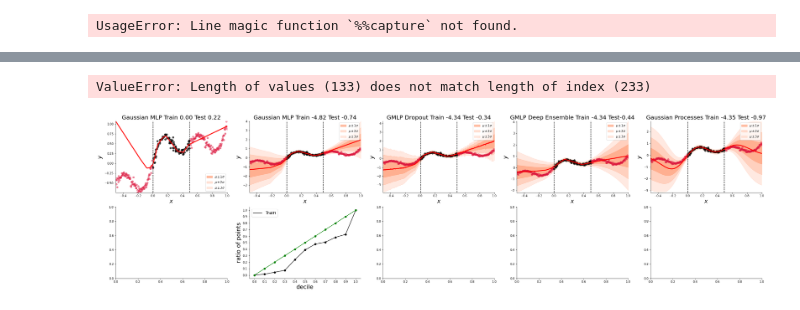
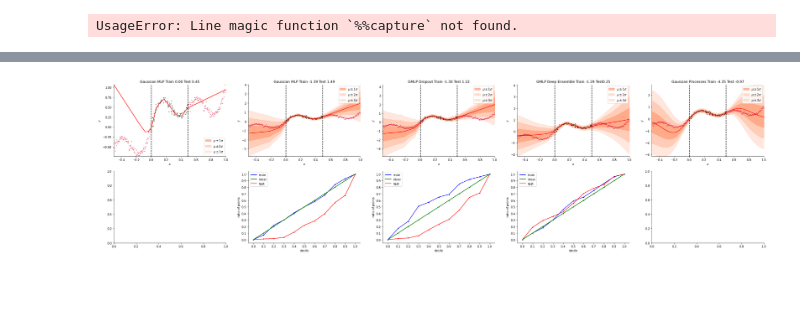
Before and after one commit to nipunbatra/bnn-zoo, a Jupyter notebook: notebooks/regression/sinData_comparison.ipynb, the cells around one changed output, grey strips where cells are left out. Drawn from its saved outputs; the diff is of its cells as text; code cells hidden in the pictures; blank space fills up the shorter version.

```diff
--- a/notebooks/regression/sinData_comparison.ipynb
+++ b/notebooks/regression/sinData_comparison.ipynb
@@ -153,5 +137,6 @@ sigma_test_stacks = y_test_stacks[1]
 # %%
 mc_mean, mc_sigma = gmm_mean_var(mean_stacks, sigma_stacks)
+mc_train_mean, mc_train_sigma = gmm_mean_var(mean_train_stacks, sigma_train_stacks)
 mc_test_mean, mc_test_sigma = gmm_mean_var(mean_test_stacks, sigma_test_stacks)
 mc_mean, mc_sigma = mc_mean.reshape(n_points), mc_sigma.reshape(n_points)
 plot.plot_prediction_reg(
@@ -163,10 +147,0 @@ plot.plot_prediction_reg(
-# %%
-mc_loss_train, mc_loss_test = 0, 0
-for i in range(n_stacks):
-    mc_loss_test += loss_calcc(
-        gmlp_model, gmlp_params, x_test, y_test, deterministic=False
-    )
-    mc_loss_train += loss_calcc(gmlp_model, gmlp_params, X, y, deterministic=False)
-mc_loss_train = mc_loss_train / 100
-mc_loss_test = mc_loss_test / 200
-mc_loss_train, mc_loss_test
@@ -192,9 +171,5 @@ for i in range(5):
         learning_rate=0.003,
         epochs=2000,
     )
-    mean, sigma = model.apply()
-    mean_test_list.append(mean)
-    sigma_test_list.append(sigma)
     params_list.append(params)
     losses_list.append(loss)
-8
@@ -216,6 +176,12 @@ de_loss_train, de_loss_test
 # %%
-means_list, sigmas_list = predict(n_models, gmlp_model, params_list, x_linspace)
-de_mean, de_sigma = gmm_mean_var(means_list, sigmas_list)
+mean_list, sigma_list = predict(n_models, gmlp_model, params_list, x_linspace)
+mean_train_list, sigma_train_list = predict(n_models, gmlp_model, params_list, X)
+mean_test_list, sigma_test_list = predict(n_models, gmlp_model, params_list, x_test)
+
+de_mean, de_sigma = gmm_mean_var(mean_list, sigma_list)
+de_train_mean, de_train_sigma = gmm_mean_var(mean_train_list, sigma_train_list)
+de_test_mean, de_test_sigma = gmm_mean_var(mean_test_list, sigma_test_list)
+
 de_mean, de_sigma = de_mean.reshape(n_points), de_sigma.reshape(n_points)
 plot.plot_prediction_reg(
     X, y, x_test, y_test, x_linspace, de_mean, de_sigma, "GMLP Deep Ensemble"
@@ -310,36 +281,40 @@ plot.plot_prediction_reg(
     mc_mean,
     mc_sigma,
     f"GMLP Dropout Train {mc_loss_train:.2f} Test {mc_loss_test:.2f}",
     ax[0][2],
 )
 plot.plot_prediction_reg(
     X,
     y,
     x_test,
     y_test,
     x_linspace,
     de_mean,
     de_sigma,
     f"GMLP Deep Ensemble Train {de_loss_train:.2f} Test{de_loss_test:.2f}",
     ax[0][3],
 )
 plot.plot_prediction_reg(
     X,
     y,
     x_test,
     y_test,
     x_linspace,
     mu_gp,
     sigma_gp,
     f"Gaussian Processes Train {l1:.2f} Test {l2:.2f}",
     ax[0][4],
 )
-# # plot.calibration_reg(y_hat,jnp.zeros(300),y_stack,ax[1][0])
-# plot.calibration_reg(gmlp_mean, gmlp_sigma, y_test, ax[1][1])
-# plot.calibration_reg(mc_mean, mc_sigma, y_test, ax[1][2])
-# plot.calibration_reg(de_mean, de_sigma, y_test, ax[1][3])
+_=plot.calibration_regression(gmlp_train_mean, gmlp_train_sigma, y, "train", "blue", ax[1][1])
+_=plot.calibration_regression(gmlp_test_mean, gmlp_test_sigma, y_test, "test", "red", ax[1][1])
+
+_=plot.calibration_regression(mc_train_mean, mc_train_sigma, y, "train", "blue", ax[1][2])
+_=plot.calibration_regression(mc_test_mean, mc_test_sigma, y_test, "test", "red", ax[1][2])
+
+_=plot.calibration_regression(de_train_mean, de_train_sigma, y, "train", "blue", ax[1][3])
+_=plot.calibration_regression(de_test_mean, de_test_sigma, y_test, "test", "red", ax[1][3])
+
 # plot.calibration_reg(mu_gp, sigma_gp, y_test, ax[1][4])
 # plt.savefig('SinData.pdf')
 # %% [output]
-ValueError: Length of values (133) does not match length of index (233)
-[figure, old version]
+[figure, new version]
```
Also changed, not shown: parts of 26 cells of this notebook.
